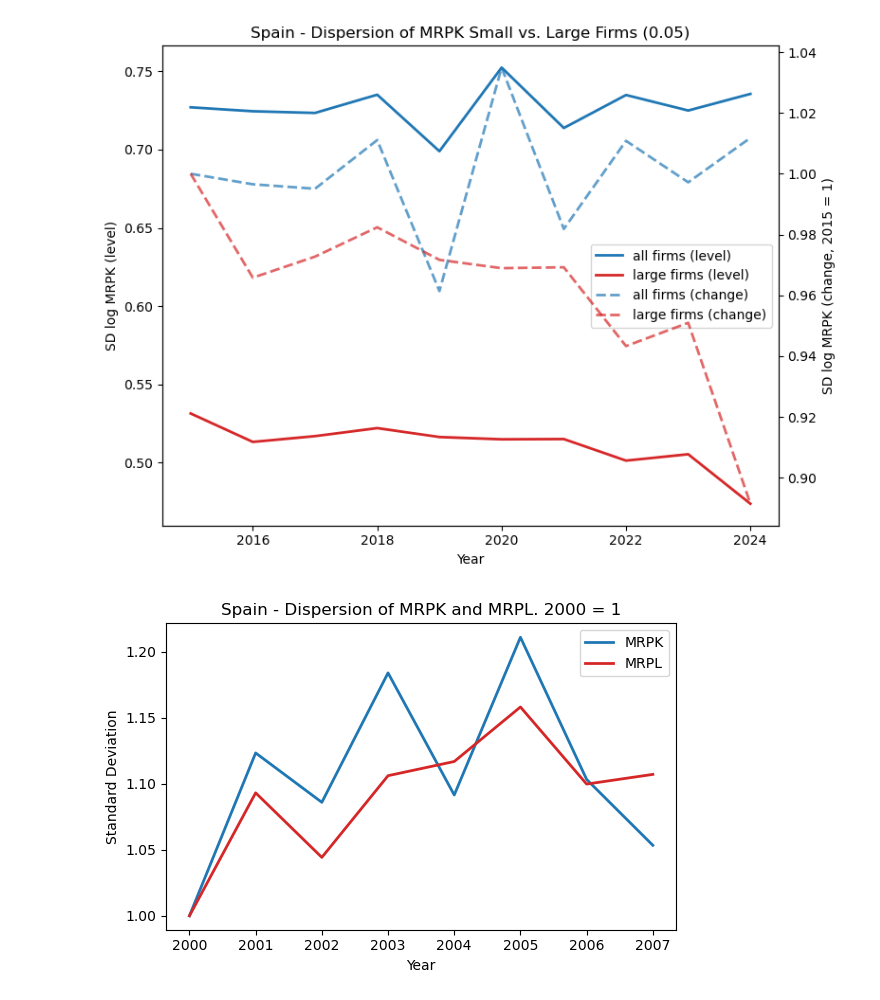
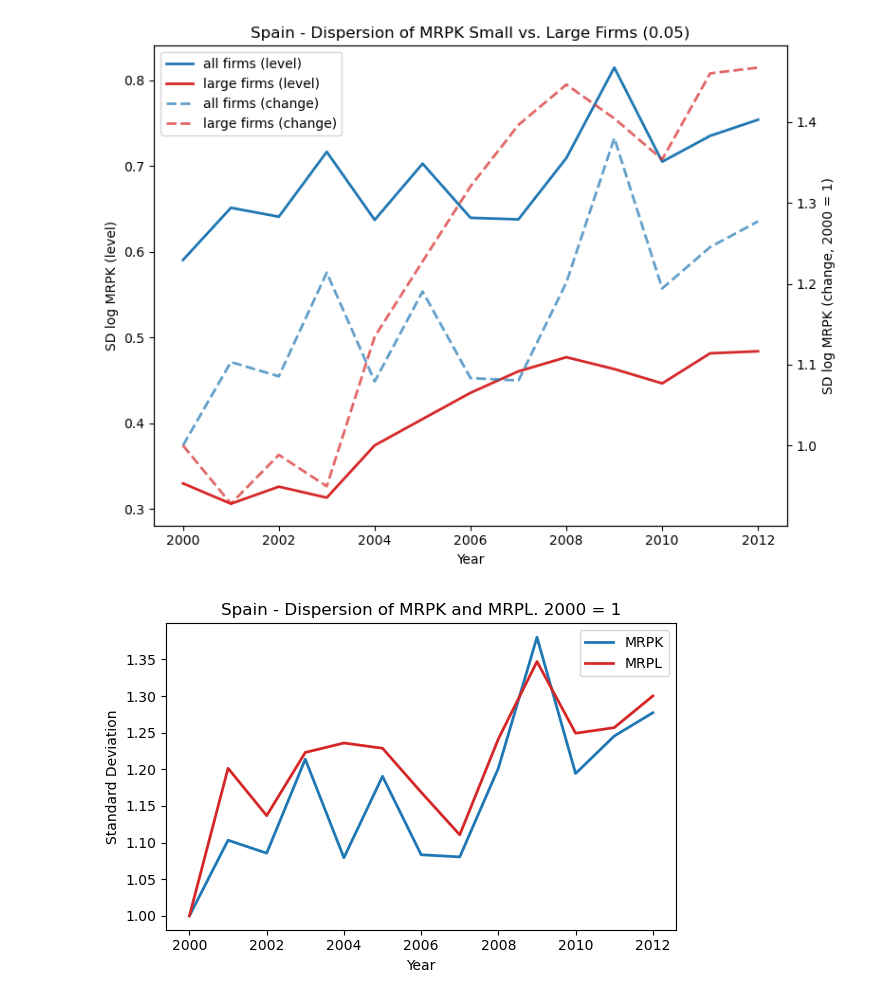
Before and after one commit to CurdinLieberherr/Master-Thesis, a Jupyter notebook: remodel_gopinath.ipynb, the cells around one changed output. Saved outputs shown, nothing was run; the diff lists cells and outputs as text; code cells hidden in the pictures.

```diff
--- a/remodel_gopinath.ipynb
+++ b/remodel_gopinath.ipynb
@@ -6,7 +6,7 @@ import MisallocationAnalysis
 importlib.reload(MisallocationAnalysis)
 from MisallocationAnalysis import MisallocationAnalysis
 # %%
-spain = MisallocationAnalysis('Spain', start = 2015, end= 2024)
+spain = MisallocationAnalysis('Spain', start = 1999, end= 2012, sector='C')
 fig = spain.plot_dispersion_small_large_firms()
 # %% [output]
-[figure, old version]
+[figure, new version]
@@ -15,7 +13,7 @@ fig.savefig('plots/smallvslargefirms20152025.png', dpi=300)
 # %%
 displot = spain.plot_dispersion(figsize = (6,4))
 # %% [output]
-[figure, old version]
+[figure, new version]
 # %%
 prodplotn = spain.plot_productivity(figsize = (6,6))
 # %% [output]
```
Also changed, not shown: parts of 6 cells of this notebook, 8 other files.
